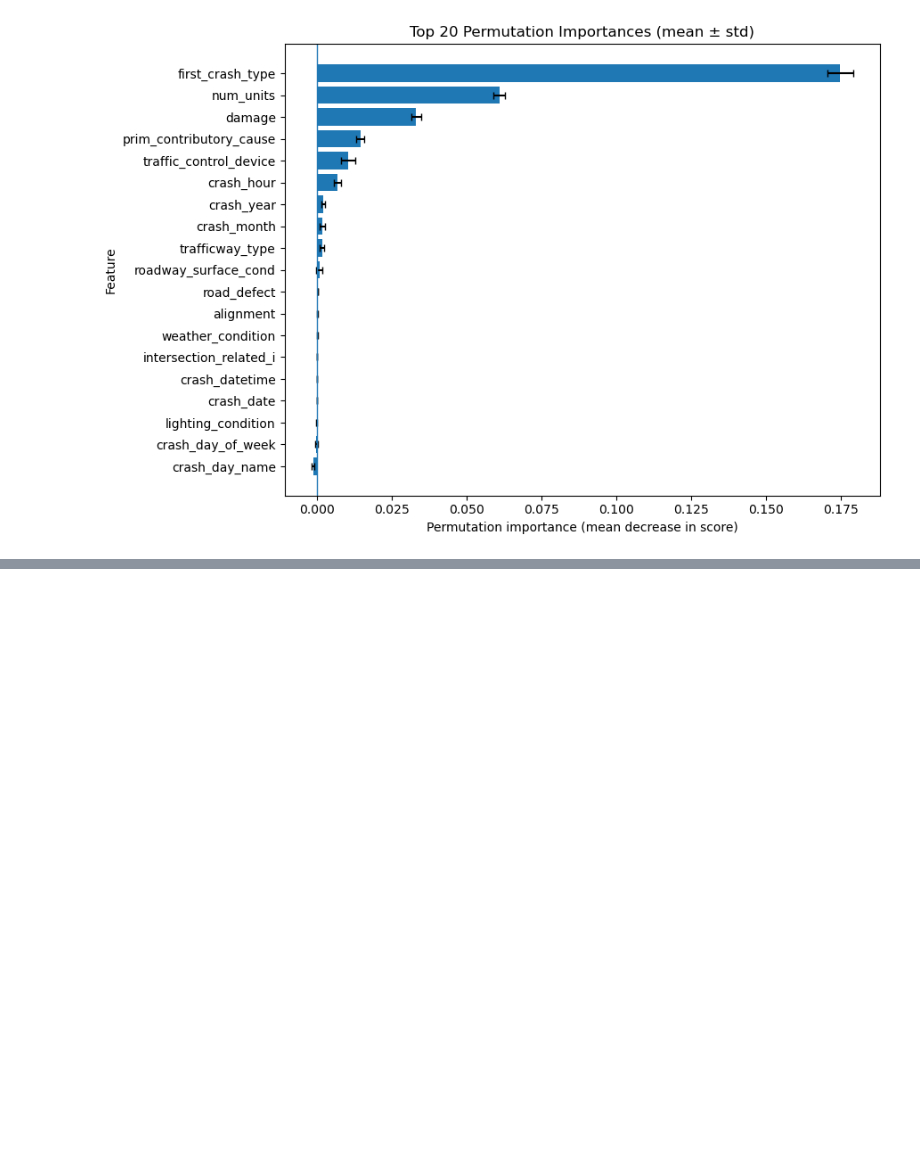
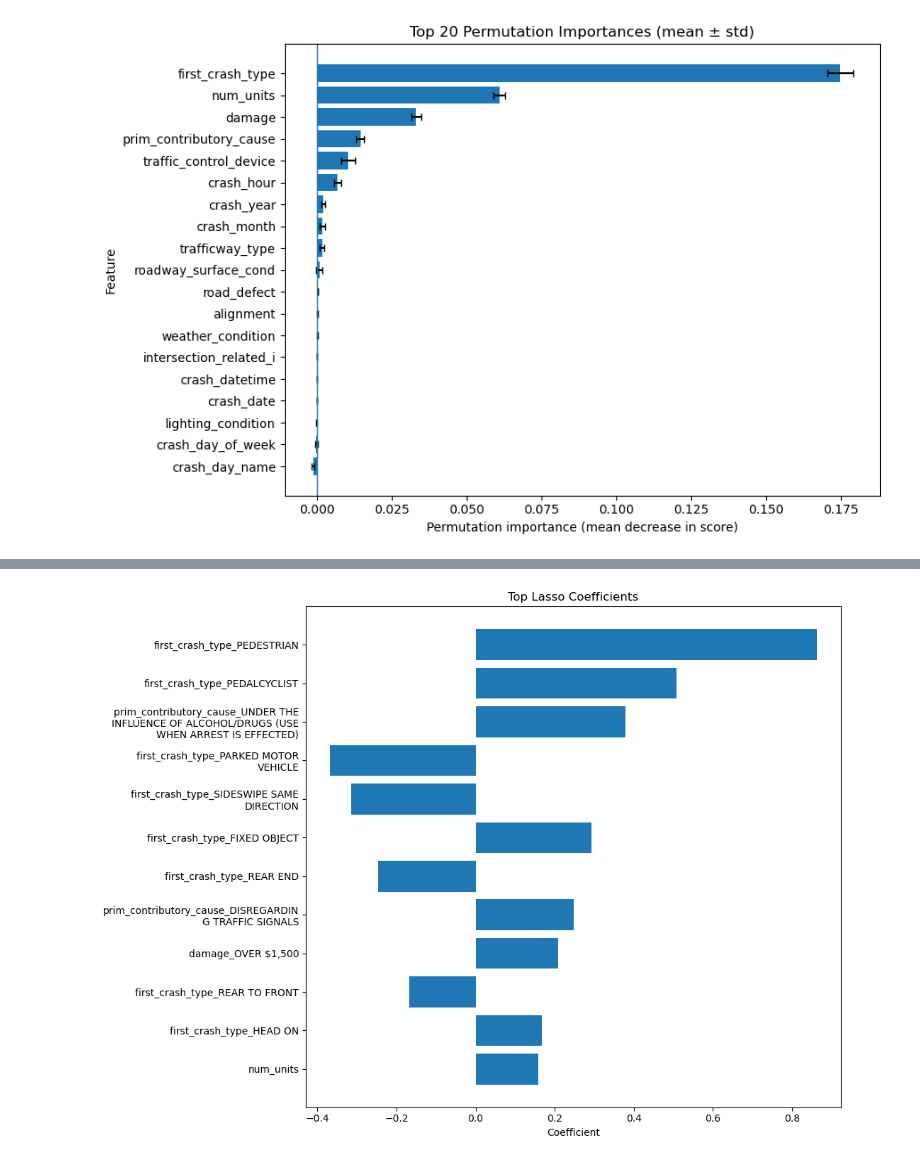
Before and after one commit to Zihao-Sheng/DATA552Project_Group5, a Jupyter notebook: notebook/Model_Building.ipynb, the cells around one changed output, grey strips where cells are left out. Cells and saved outputs as stored; diff of their text form; code cells hidden in the pictures; blank space fills up the shorter version.

```diff
--- a/notebook/Model_Building.ipynb
+++ b/notebook/Model_Building.ipynb
@@ -181,0 +242,4 @@ plt.show()
+# %%
+for c in cat_cols:
+    top_categories = X[c].value_counts().nlargest(20).index
+    X[c] = X[c].where(X[c].isin(top_categories), other="Other")
@@ -181,0 +434,17 @@ plt.show()
+# %%
+feature_names = best_lasso_pipe.named_steps["pre"].get_feature_names_out()
+
+lasso_coef = best_lasso_pipe.named_steps["lasso"].coef_
+
+coef_df = pd.DataFrame({
+    "feature": feature_names,
+    "coef": lasso_coef
+})
+
+coef_df = coef_df[coef_df["coef"] != 0]
+
+coef_df["abs_coef"] = coef_df["coef"].abs()
+
+coef_df = coef_df.sort_values("abs_coef", ascending=False)
+
+coef_df.head(20)
@@ -181,0 +469,26 @@ plt.show()
+# %%
+import textwrap
+import matplotlib.pyplot as plt
+
+top_n = 12
+
+plot_df = coef_df.sort_values("abs_coef", ascending=False).head(top_n).copy()
+plot_df = plot_df.iloc[::-1]
+
+plot_df["feature"] = plot_df["feature"].str.replace("cat__", "", regex=False)
+plot_df["feature"] = plot_df["feature"].str.replace("num__", "", regex=False)
+
+plot_df["feature_wrapped"] = plot_df["feature"].apply(
+    lambda x: "\n".join(textwrap.wrap(x, width=35))
+)
+
+plt.figure(figsize=(14, 8))
+plt.barh(plot_df["feature_wrapped"], plot_df["coef"])
+
+plt.xlabel("Coefficient")
+plt.title("Top Lasso Coefficients")
+plt.tight_layout()
+plt.subplots_adjust(left=0.45)
+plt.show()
+# %% [output]
+[figure, added]
```
Also changed, not shown: parts of 21 cells of this notebook.
